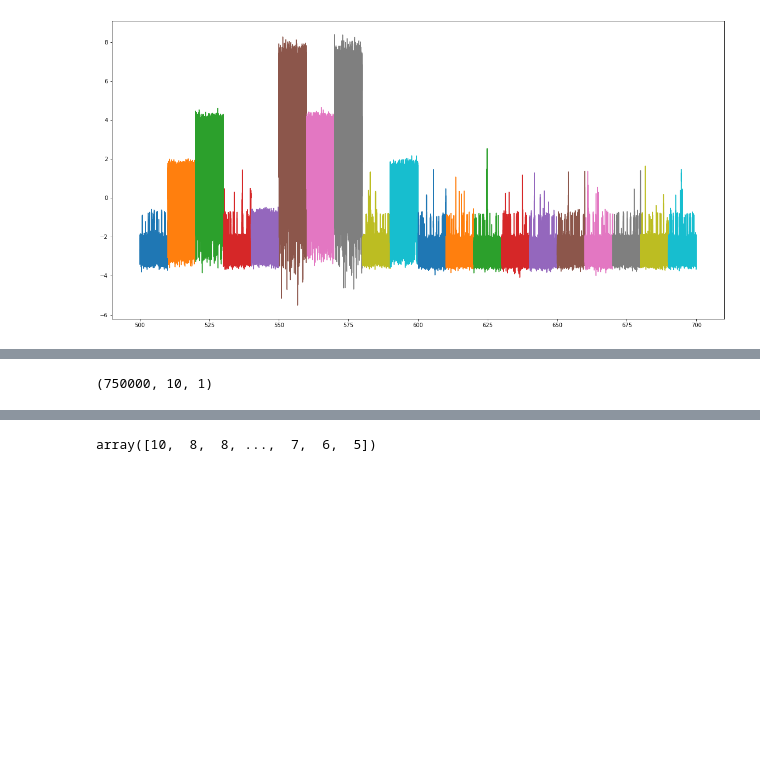
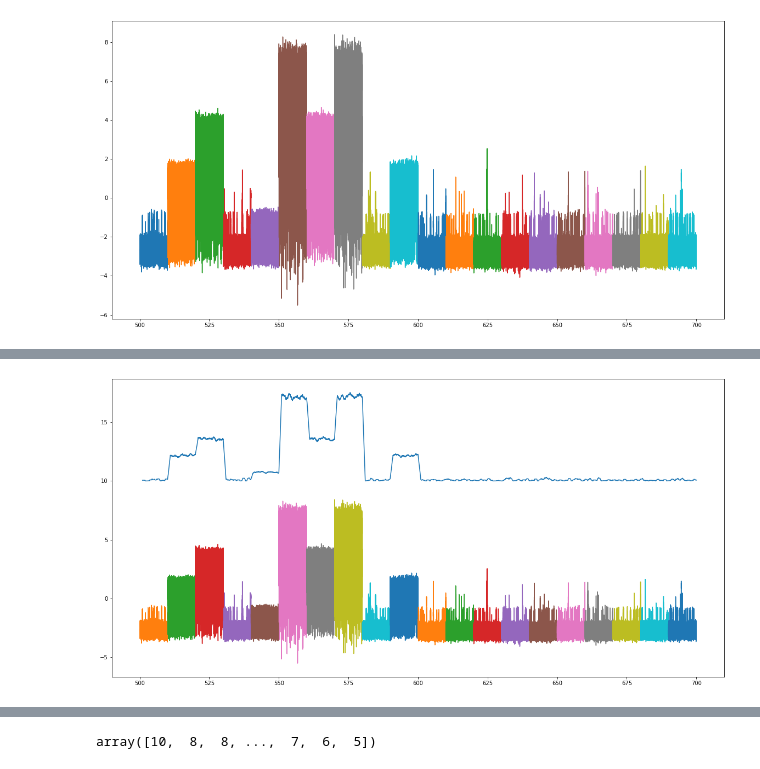
Before and after one commit to Jarodc33/ion_switching, a Jupyter notebook: notebooks/exploratory/04_sliding_window.ipynb, the cells around one changed output, grey strips where cells are left out. Saved outputs shown, nothing was run; the diff lists cells and outputs as text; code cells hidden in the pictures; blank space fills up the shorter version.

Commit message:
sliding window done .936

```diff
--- a/notebooks/exploratory/04_sliding_window.ipynb
+++ b/notebooks/exploratory/04_sliding_window.ipynb
@@ -23,6 +23,9 @@ from keras.regularizers import l1, l2
 
 
 %matplotlib inline
+
+# Global Var
+sliding_window_size = 10
 # %%
 full_data = pd.read_csv('../../data/train.csv')
 test_data = pd.read_csv('../../data/test.csv')
@@ -150,0 +197,6 @@ def get_modelx(data, time_window_size):
+# %%
+model1 = get_model(model1_data)
+model2 = get_model(model2_data)
+model3 = get_model(model3_data)
+model4 = get_model(model4_data)
+model5 = get_model(model5_data)
@@ -150,0 +221,33 @@ def get_modelx(data, time_window_size):
+# %%
+def predict(model, test_data):
+    y_predictions = model.predict_classes(make_sliding_window(test_data['signal'], sliding_window_size))
+    return pd.DataFrame({'time' : test_data['time'].values, 'open_channels' : y_predictions})
+# %%
+predictions = pd.DataFrame(columns = ['time', 'open_channels'])
+predictions = pd.concat([predictions, predict(model1, test_chunks[0])])
+predictions = pd.concat([predictions, predict(model3, test_chunks[1])])
+predictions = pd.concat([predictions, predict(model4, test_chunks[2])])
+predictions = pd.concat([predictions, predict(model1, test_chunks[3])])
+predictions = pd.concat([predictions, predict(model2, test_chunks[4])])
+predictions = pd.concat([predictions, predict(model5, test_chunks[5])])
+predictions = pd.concat([predictions, predict(model4, test_chunks[6])])
+predictions = pd.concat([predictions, predict(model5, test_chunks[7])])
+predictions = pd.concat([predictions, predict(model1, test_chunks[8])])
+predictions = pd.concat([predictions, predict(model3, test_chunks[9])])
+predictions = pd.concat([predictions, predict(model1, test_chunks[10])])
+predictions = pd.concat([predictions, predict(model1, test_chunks[11])])
+predictions = pd.concat([predictions, predict(model1, test_chunks[12])])
+predictions = pd.concat([predictions, predict(model1, test_chunks[13])])
+predictions = pd.concat([predictions, predict(model1, test_chunks[14])])
+predictions = pd.concat([predictions, predict(model1, test_chunks[15])])
+predictions = pd.concat([predictions, predict(model1, test_chunks[16])])
+predictions = pd.concat([predictions, predict(model1, test_chunks[17])])
+predictions = pd.concat([predictions, predict(model1, test_chunks[18])])
+predictions = pd.concat([predictions, predict(model1, test_chunks[19])])
+# %%
+plt.figure(figsize = (20, 10))
+plt.plot(predictions['time'], predictions['open_channels'].rolling(10000).mean() + 10)
+for i in test_chunks:
+    plt.plot(i['time'], i['signal'])
+# %% [output]
+[figure, added]
@@ -156,6 +262,2 @@ X = X.to_numpy().reshape((X.shape[0], X.shape[1], 1))
 X_train, X_test, y_train, y_test = train_test_split(X, y)
-# %%
-X_train.shape
-# %% [output]
-(750000, 10, 1)
 # %%
```
Also changed, not shown: parts of 12 cells of this notebook.
